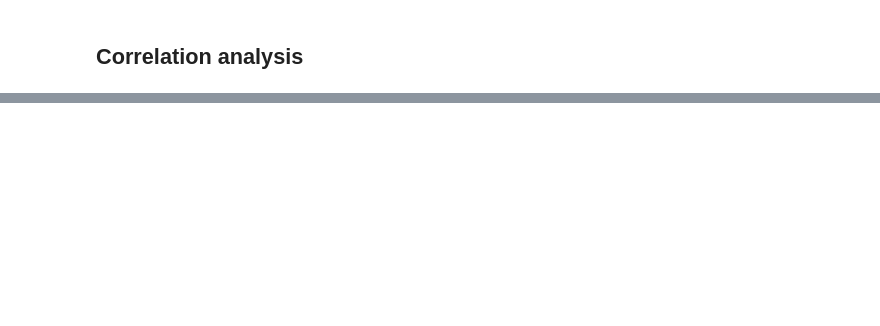
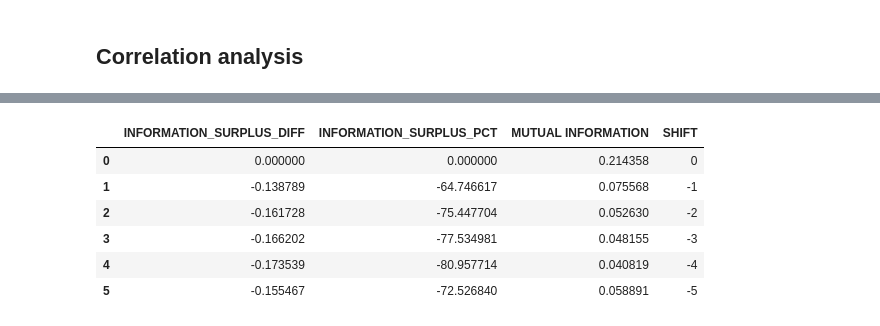
Before and after one commit to densekernel/sentisignal, a Jupyter notebook: runnables/AAPL.ipynb, the cells around one changed output, grey strips where cells are left out. Saved outputs shown, nothing was run; the diff lists cells and outputs as text; code cells hidden in the pictures; blank space fills up the shorter version.

```diff
--- a/runnables/AAPL.ipynb
+++ b/runnables/AAPL.ipynb
@@ -86,0 +169,11 @@ sentisignal.information_surplus(data_merged, 5, 'LOG_RETURN', 'LOG_BULL_BEAR_RAT
+# %%
+a_vol_0 = sentisignal.information_surplus(data_merged, 5, 'LOG_BULLISHNESS', 'LOG_RETURN', -1, True)
+a_vol_0
+# %% [output]
+|  | INFORMATION_SURPLUS_DIFF | INFORMATION_SURPLUS_PCT | MUTUAL INFORMATION | SHIFT |
+| 0 | 0.000000 | 0.000000 | 0.214358 | 0 |
+| 1 | -0.138789 | -64.746617 | 0.075568 | -1 |
+| 2 | -0.161728 | -75.447704 | 0.052630 | -2 |
+| 3 | -0.166202 | -77.534981 | 0.048155 | -3 |
+| 4 | -0.173539 | -80.957714 | 0.040819 | -4 |
+| 5 | -0.155467 | -72.526840 | 0.058891 | -5 |
```
Also changed, not shown: parts of 25 cells of this notebook, 5 other files.
